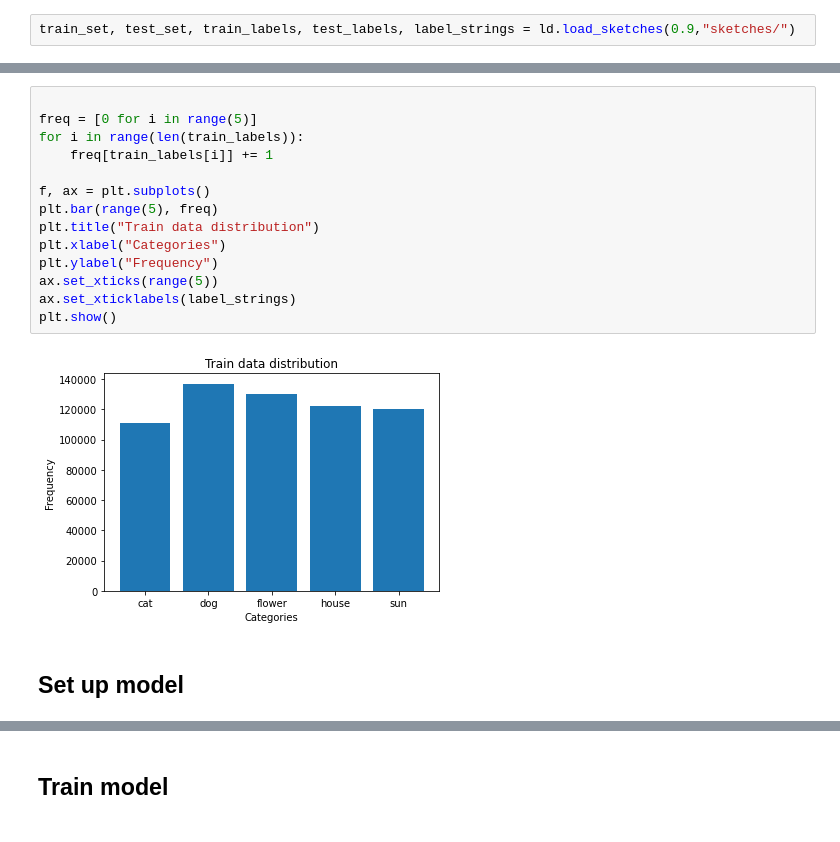
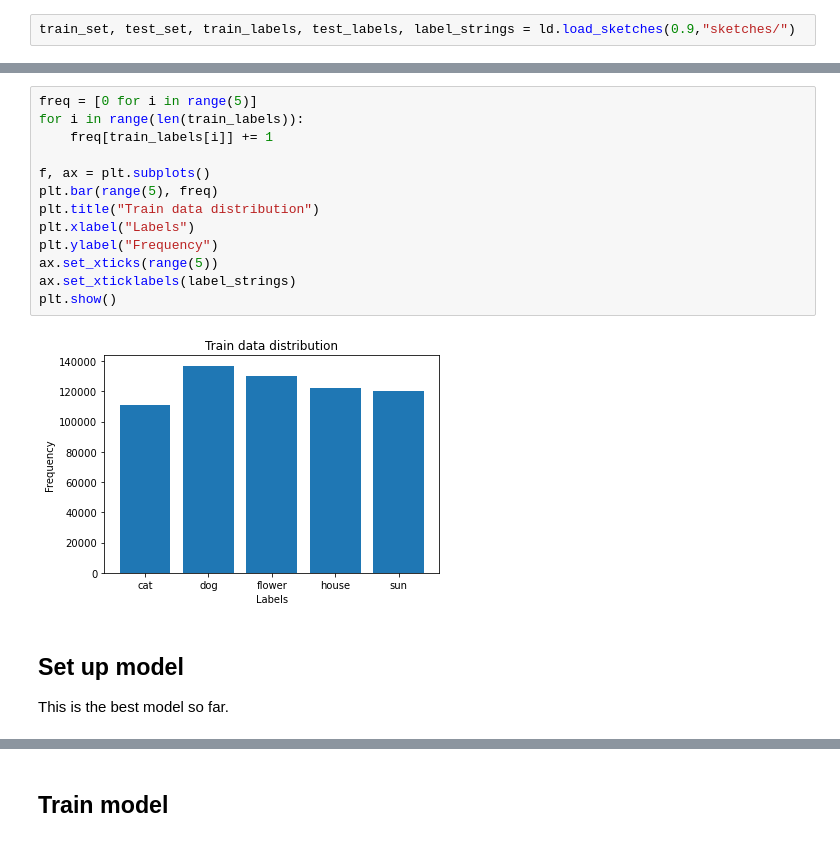
Before and after one commit to EiT4852-Maskinlaering-Gruppe4/sketch-classification, a Jupyter notebook: sketch_classification.ipynb, the cells around one changed output, grey strips where cells are left out. Saved outputs shown, nothing was run; the diff lists cells and outputs as text.

```diff
--- a/sketch_classification.ipynb
+++ b/sketch_classification.ipynb
@@ -30,19 +37,19 @@ A sketch could look like this:
 # %%
-
 freq = [0 for i in range(5)]
 for i in range(len(train_labels)):
     freq[train_labels[i]] += 1
 
 f, ax = plt.subplots()
 plt.bar(range(5), freq)
 plt.title("Train data distribution")
-plt.xlabel("Categories")
+plt.xlabel("Labels")
 plt.ylabel("Frequency")
 ax.set_xticks(range(5))
 ax.set_xticklabels(label_strings)
 plt.show()
 # %% [output]
-[figure, old version]
+[figure, new version]
 # %% [markdown]
 ## Set up model
+This is the best model so far.
 # %%
```
Also changed, not shown: parts of 9 cells of this notebook.
